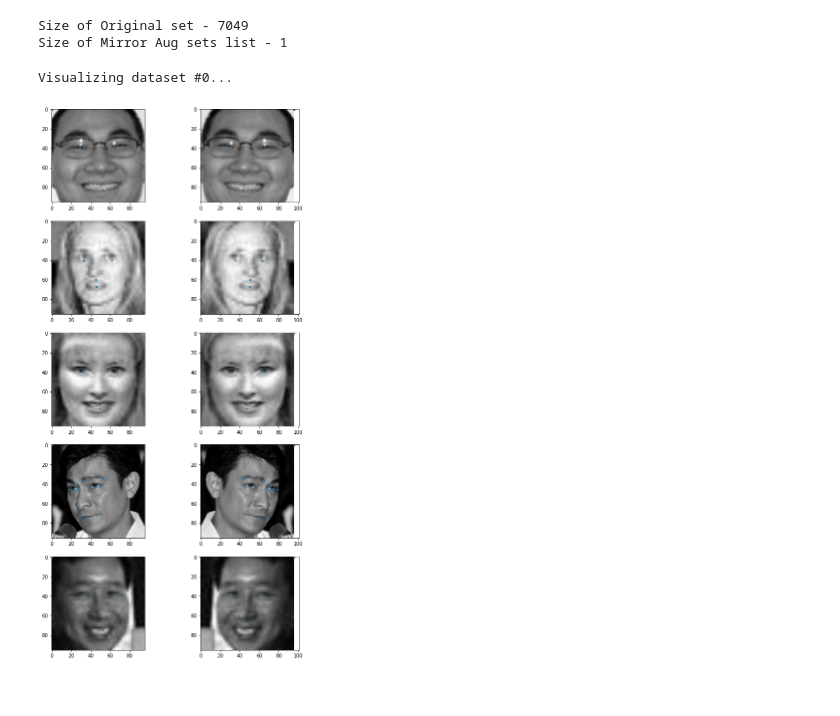
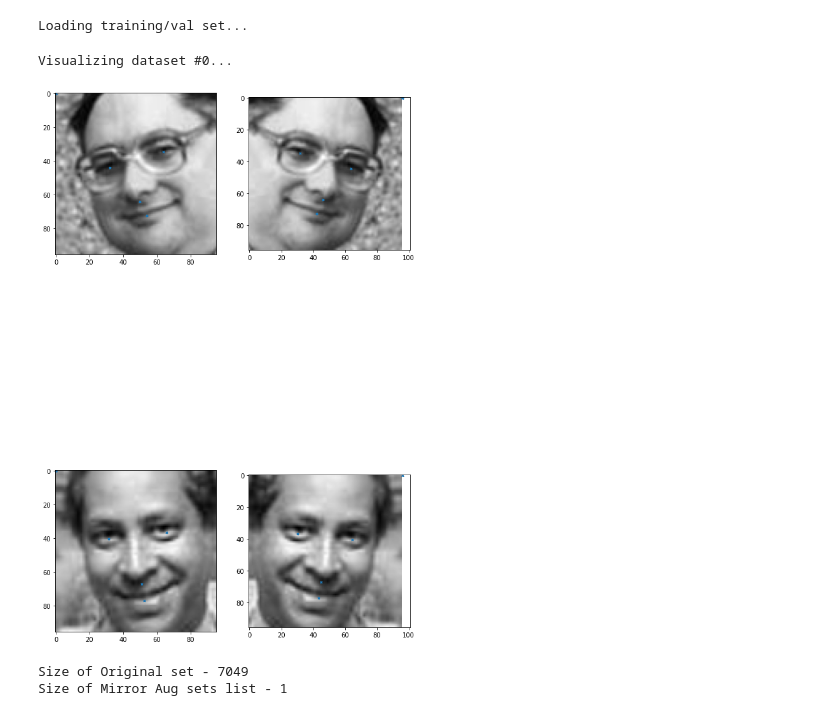
Before and after one commit to WayGold/FacialKeypointDetection, a Jupyter notebook: FacialKeypointsDetection.ipynb, the cells around one changed output. Cells and saved outputs as stored; diff of their text form; code cells hidden in the pictures.

```diff
--- a/FacialKeypointsDetection.ipynb
+++ b/FacialKeypointsDetection.ipynb
@@ -34,14 +34,19 @@ Randomly Visualizing...
+# %%
+autoFillTrain, autoFillVal = dl.getTrainValidationDataSet(csv_autoFill, 0.85)
+print('Loading training/val set...')
+train_dataset = dl.FacialKptsDataSet(autoFillTrain)
+val_dataset = dl.FacialKptsDataSet(autoFillVal)
+# %% [output]
+Loading training/val set...
 # %%
 # Mirror
-mirror_set = da.create_augs_from_transform(csv_autoFill, da.mirror, params=[None])
+mirror_set = da.create_augs_from_transform(autoFillTrain, da.mirror, params=[None])
+vs.rand_vis_compare_orig_augset(train_dataset, mirror_set, 2)
 print('Size of Original set - {}\nSize of Mirror Aug sets list - {}'.format(len(autoFill_dataset), len(mirror_set)))
 # %% [output]
-Size of Original set - 7049
-Size of Mirror Aug sets list - 1
+Visualizing dataset #0...
+[figure, added]
+Size of Original set - 7049
+Size of Mirror Aug sets list - 1
-# %%
-vs.rand_vis_compare_orig_augset(autoFill_dataset, mirror_set, 5)
-# %% [output]
-Visualizing dataset #0...
-[figure, removed]
 # %%
 # Add Noise
```
Also changed, not shown: parts of 9 cells of this notebook, 5 other files.
